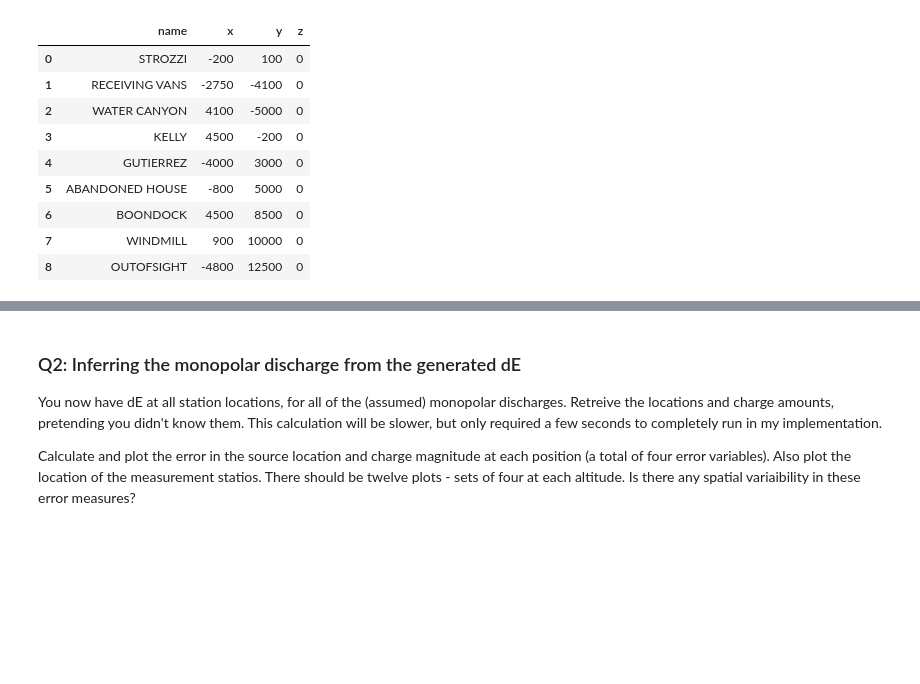
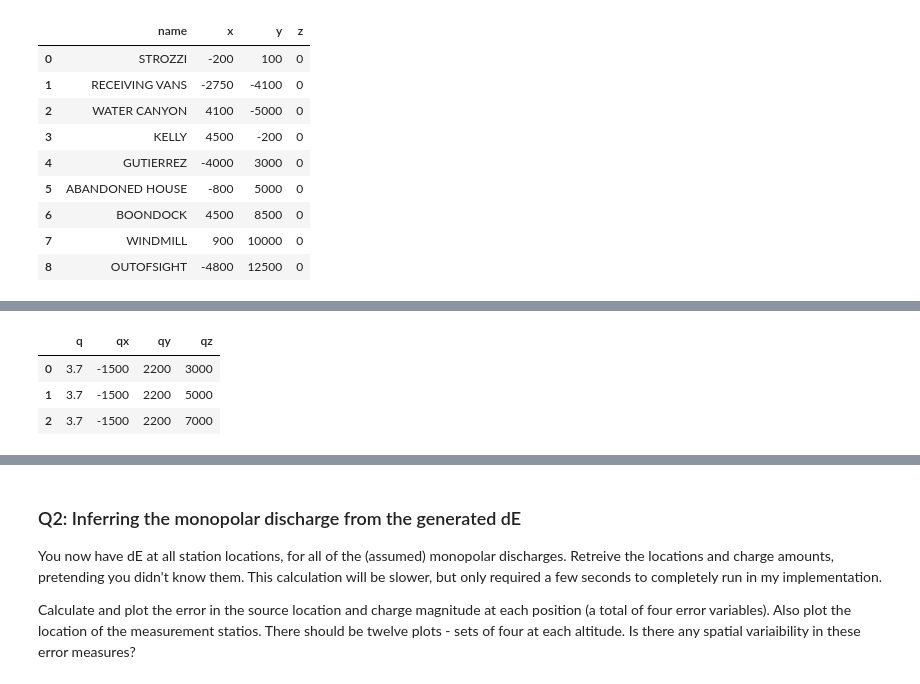
Before and after one commit to JuliaBuhrman/atmo_electricity, a Jupyter notebook: hw5.ipynb, the cells around one changed output, grey strips where cells are left out. Drawn from its saved outputs; the diff is of its cells as text; code cells hidden in the pictures; blank space fills up the shorter version.

```diff
--- a/hw5.ipynb
+++ b/hw5.ipynb
@@ -147,0 +145,15 @@ mono_dE
+# %%
+qx = np.array([-1500] * 3)
+qy = np.array([2200] * 3)
+qz = np.array([3000, 5000, 7000])
+
+Q = 3.7
+d = {'q':Q, 'qx':qx, 'qy':qy, 'qz':qz}
+stroke_df = pd.DataFrame(data=d)
+# %%
+stroke_df
+# %% [output]
+|  | q | qx | qy | qz |
+| 0 | 3.7 | -1500 | 2200 | 3000 |
+| 1 | 3.7 | -1500 | 2200 | 5000 |
+| 2 | 3.7 | -1500 | 2200 | 7000 |
```
Also changed, not shown: parts of 20 cells of this notebook.
